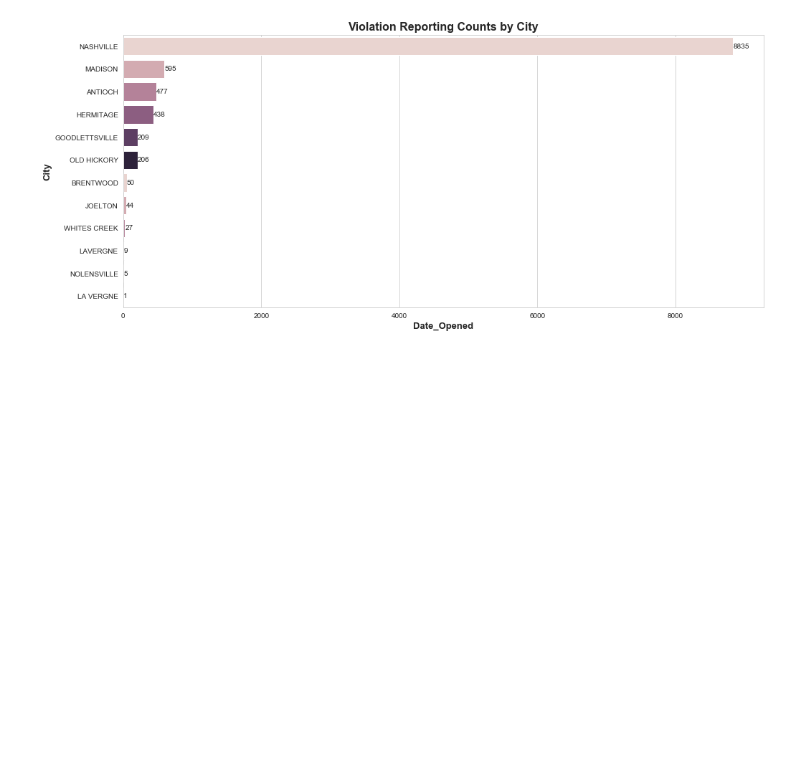
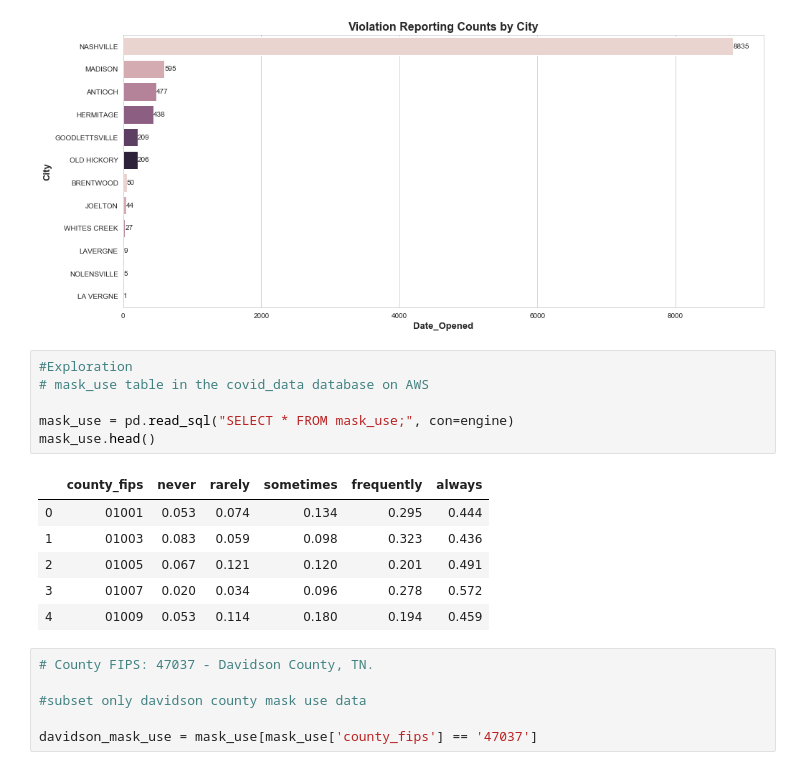
Before and after one commit to NSS-Data-Analytics-Cohort-3/nashville-covid-typhoid_turtles, a Jupyter notebook: notebooks/Covid-Violation-Analysis.ipynb, the cells around one changed output. Saved outputs shown, nothing was run; the diff lists cells and outputs as text; blank space fills up the shorter version.

```diff
--- a/notebooks/Covid-Violation-Analysis.ipynb
+++ b/notebooks/Covid-Violation-Analysis.ipynb
@@ -283,3 +283,22 @@ for p in ax.patches:
             va = 'center')  # vertical alignment
 # %% [output]
 [figure]
+# %%
+#Exploration
+# mask_use table in the covid_data database on AWS
+
+mask_use = pd.read_sql("SELECT * FROM mask_use;", con=engine)
+mask_use.head()
+# %% [output]
+|  | county_fips | never | rarely | sometimes | frequently | always |
+| 0 | 01001 | 0.053 | 0.074 | 0.134 | 0.295 | 0.444 |
+| 1 | 01003 | 0.083 | 0.059 | 0.098 | 0.323 | 0.436 |
+| 2 | 01005 | 0.067 | 0.121 | 0.120 | 0.201 | 0.491 |
+| 3 | 01007 | 0.020 | 0.034 | 0.096 | 0.278 | 0.572 |
+| 4 | 01009 | 0.053 | 0.114 | 0.180 | 0.194 | 0.459 |
+# %%
+# County FIPS: 47037 - Davidson County, TN.
+
+#subset only davidson county mask use data
+
+davidson_mask_use = mask_use[mask_use['county_fips'] == '47037']
```
Also changed, not shown: parts of 4 cells of this notebook.
